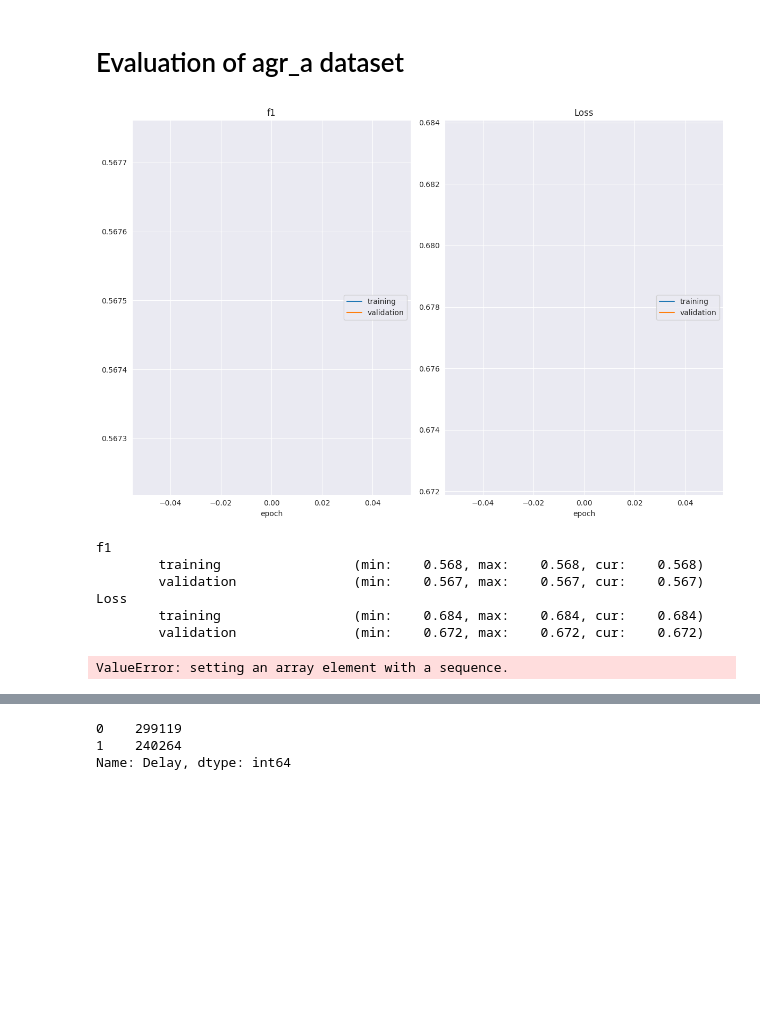
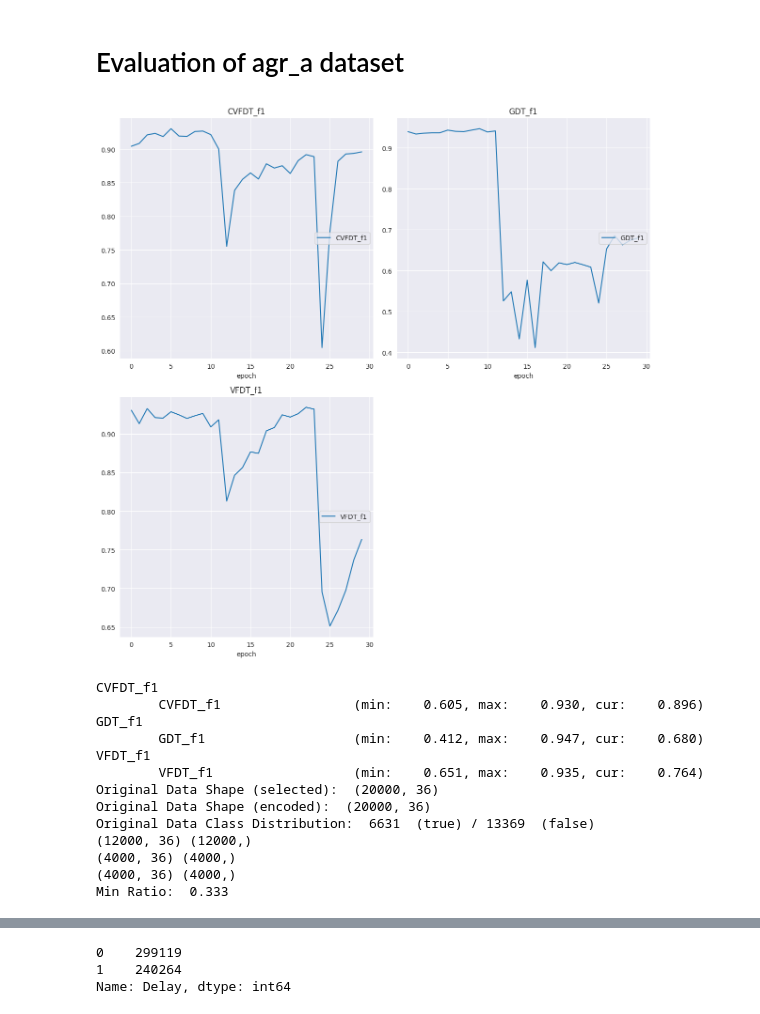
Before and after one commit to Leon209/Thesis, a Jupyter notebook: notebooks/agr_a_Evaluation.ipynb, the cells around one changed output, grey strips where cells are left out. Saved outputs shown, nothing was run; the diff lists cells and outputs as text; code cells hidden in the pictures; blank space fills up the shorter version.

```diff
--- a/notebooks/agr_a_Evaluation.ipynb
+++ b/notebooks/agr_a_Evaluation.ipynb
@@ -69,7 +69,7 @@ config = {
 
         'max_total_samples': 1000000,
         'chunk_size': 20000,#default 200
-        'pretrain_size': 0,
+        'pretrain_size': 10000,
     },
 
     'benchmarks': {
@@ -186,25 +193,13 @@ def split_df_chunks(data_df,chunk_size):
 # %% [markdown]
 # Evaluation of agr_a dataset
 # %%
-from skmultiflow.trees import HoeffdingTreeClassifier
-from skmultiflow.trees import HoeffdingAdaptiveTreeClassifier
-from sklearn.metrics import f1_score
-from sklearn.metrics import accuracy_score
-from livelossplot import PlotLosses
-from skmultiflow.drift_detection.adwin import ADWIN
-import time
-
-
 VFDT_classifier = HoeffdingTreeClassifier()
 CVFDT_classifier = HoeffdingAdaptiveTreeClassifier(split_confidence = 0.001)
-adwin = ADWIN()
 
 config_training, metrics = prepare_training_for_streams(identifier = 'BIN:agr_a', config = config)
 #load Dataset
 X_data, y_data, nominal_features, ordinal_features = load_dataset_for_streams(identifier = 'BIN:agr_a',
                                                                               max_total_samples = config['computation']['max_total_samples'])
-
-
 
 model_dict = {}
 scores_dict = {}
@@ -337,8 +332,10 @@ for i in range(len(X_data_stream)):
     preprocessing_time = preprocessing_time + t1-t0
 
     t0 = time.time()
-    if(i==25):
+    if(i==13):
         flag = True
+    if(i==30):
+        break
     history = model_dict['GDT'].partial_fit(dataset_dict['X_train'],
               dataset_dict['y_train'],
 
@@ -355,6 +352,7 @@ for i in range(len(X_data_stream)):
 
               valid_data=(dataset_dict['X_valid'],dataset_dict['y_valid']))
 
+    flag=False
     t1 = time.time()
     GDT_time = GDT_time + t1-t0
     training_time = training_time + t1-t0
@@ -386,7 +384,6 @@ for i in range(len(X_data_stream)):
     y_pred_VFDT = []
     for i in range(0, len(dataset_dict['X_train'])):
         VFDT_classifier.partial_fit(np.array([temp_X_train[i]], np.float64), np.array([temp_y_train[i]], np.float64))
-        adwin.add_element(temp_X_train[i])
     for i in range(0, len(dataset_dict['X_test'])):
         y_pred_VFDT.append(VFDT_classifier.predict(np.array([temp_X_test[i]], np.float64))[0])
     VFDT_f1 = f1_score(y_test_data, y_pred_VFDT)
@@ -399,41 +396,47 @@ for i in range(len(X_data_stream)):
     y_pred_CVFDT = []
     for i in range(0, len(dataset_dict['X_train'])):
         CVFDT_classifier.partial_fit(np.array([temp_X_train[i]], np.float64), np.array([temp_y_train[i]], np.float64))
     for i in range(0, len(dataset_dict['X_test'])):
         y_pred_CVFDT.append(CVFDT_classifier.predict(np.array([temp_X_test[i]], np.float64))[0])
     CVFDT_f1 = f1_score(y_test_data, y_pred_CVFDT)
     CVFDT_acc = accuracy_score(y_test_data, y_pred_CVFDT)
     t1 = time.time()
     CVFDT_time = VFDT_time + t1-t0
 
 
     plotlosses_benchmark.update({'GDT_f1': GDT_f1,'VFDT_f1': VFDT_f1, 'CVFDT_f1':CVFDT_f1})
     plotlosses_benchmark.send()
 
 
     scores_GDT['f1'] = np.append(scores_GDT['f1'], GDT_f1)
     scores_VFDT['f1'] = np.append(scores_VFDT['f1'], VFDT_f1)
     scores_CVFDT['f1'] = np.append(scores_CVFDT['f1'], CVFDT_f1)
     scores_GDT['acc'] = np.append(scores_GDT['acc'], GDT_acc)
     scores_VFDT['acc'] = np.append(scores_VFDT['acc'], VFDT_acc)
     scores_CVFDT['acc'] = np.append(scores_CVFDT['acc'], CVFDT_acc)
 
 
 
 
     #scores_dict['GDT'] = calculate_scores(model_dict = model_dict,
      #                              dataset_dict = dataset_dict,
       #                             scores_dict = prepare_score_dict(config=config_training),
        #                            metrics = metrics)
 # %% [output]
-[figure, old version]
+[figure, new version]
-f1
-        training                 (min:    0.568, max:    0.568, cur:    0.568)
-        validation               (min:    0.567, max:    0.567, cur:    0.567)
-Loss
-        training                 (min:    0.684, max:    0.684, cur:    0.684)
-        validation               (min:    0.672, max:    0.672, cur:    0.672)
+CVFDT_f1
+        CVFDT_f1                 (min:    0.605, max:    0.930, cur:    0.896)
+GDT_f1
+        GDT_f1                   (min:    0.412, max:    0.947, cur:    0.680)
+VFDT_f1
+        VFDT_f1                  (min:    0.651, max:    0.935, cur:    0.764)
+Original Data Shape (selected):  (20000, 36)
+Original Data Shape (encoded):  (20000, 36)
+Original Data Class Distribution:  6631  (true) / 13369  (false)
+(12000, 36) (12000,)
+(4000, 36) (4000,)
+(4000, 36) (4000,)
+Min Ratio:  0.333
-ValueError: setting an array element with a sequence.
 # %%
 #Plot results
 X = np.arange(0, len(scores_GDT['f1']), 1)
```
Also changed, not shown: parts of 2 cells of this notebook, 2 other files.
